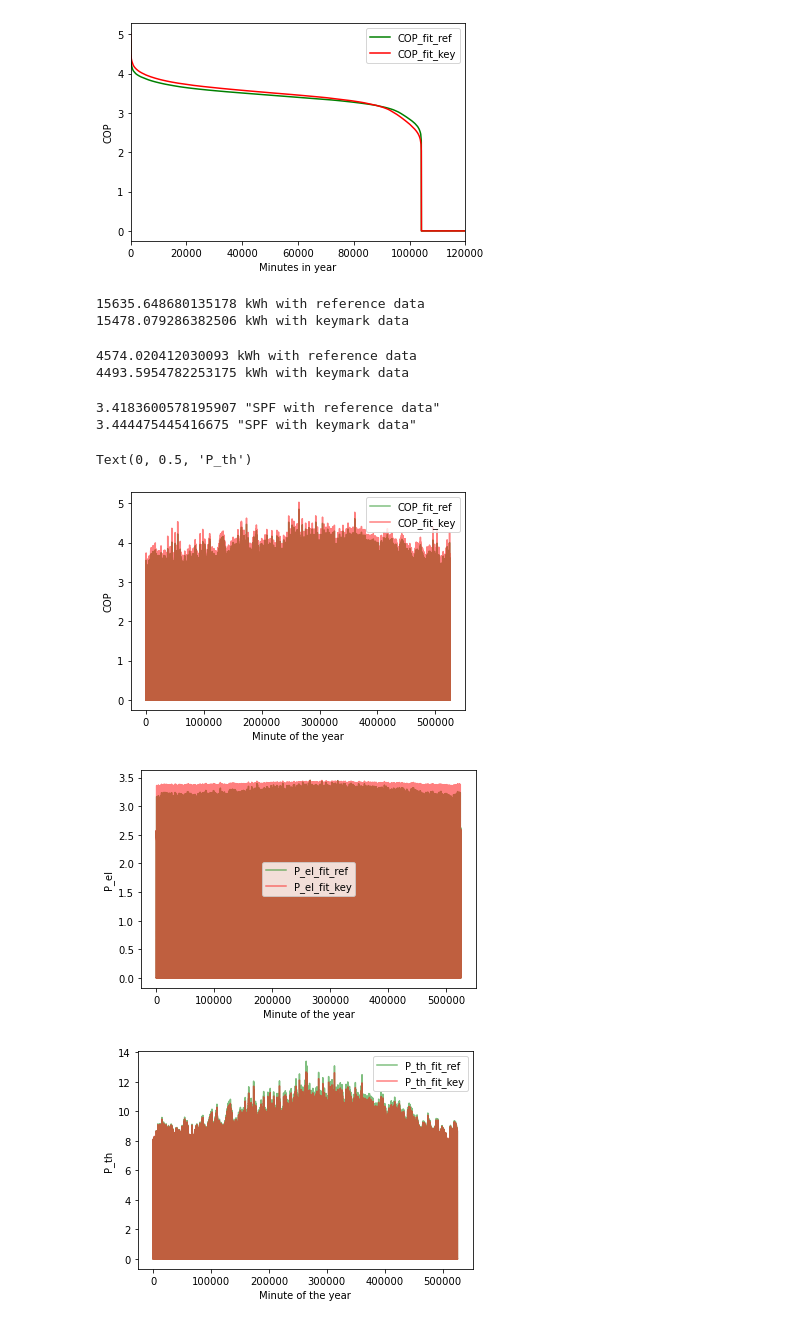
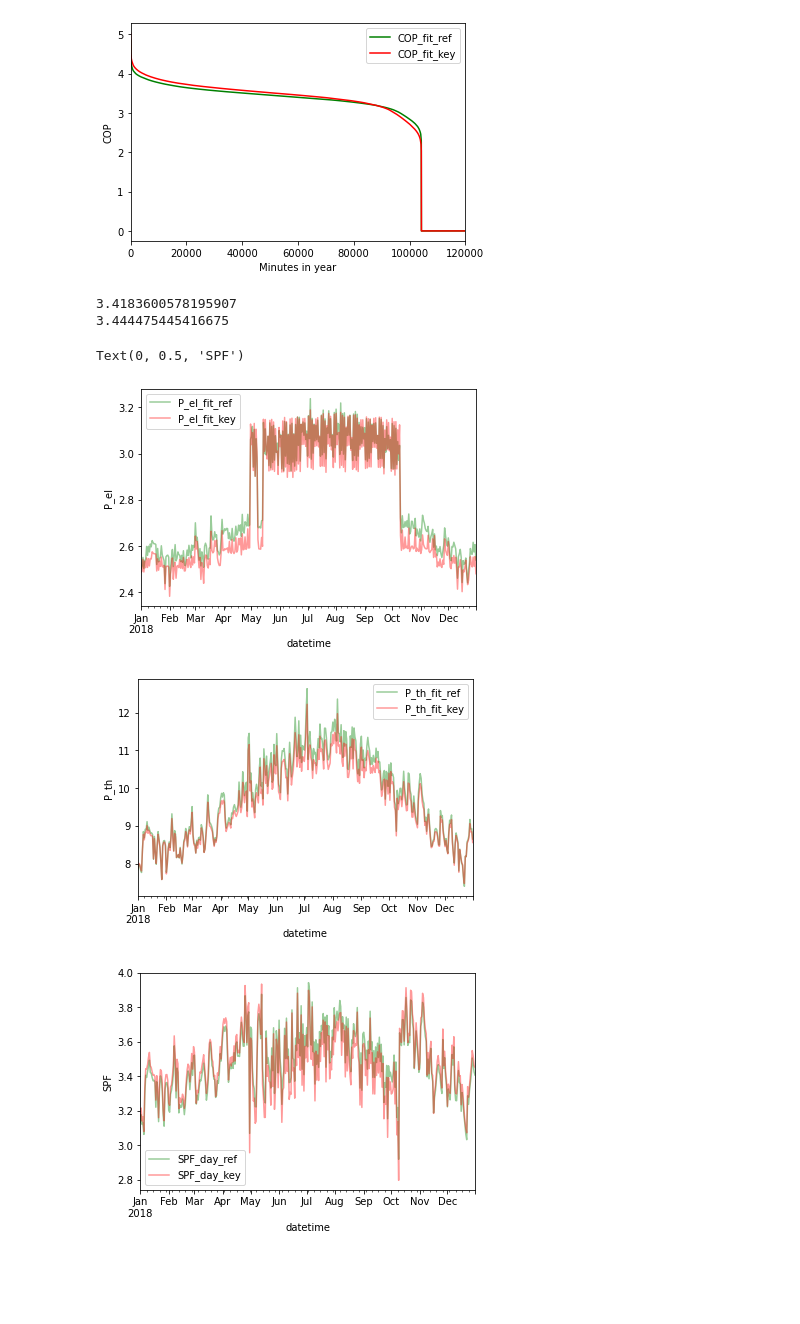
Before and after one commit to FZJ-IEK3-VSA/hplib, a Jupyter notebook: validation/StiebelEltronWPL13/heatpump_wpl13_validation.ipynb, the cells around one changed output. Saved outputs shown, nothing was run; the diff lists cells and outputs as text; code cells hidden in the pictures; blank space fills up the shorter version.

```diff
--- a/validation/StiebelEltronWPL13/heatpump_wpl13_validation.ipynb
+++ b/validation/StiebelEltronWPL13/heatpump_wpl13_validation.ipynb
@@ -335,3 +316,10 @@ data = pd.read_csv('Test-Year.csv', delimiter=';', decimal=',')
+# %%
+# import data
+data = pd.read_csv('Test-Year.csv', delimiter=';', decimal=',')
+data['datetime'] = pd.date_range("2018-01-01", periods=525600, freq="1min")
+data['datetime'] = pd.to_datetime(data['datetime'])
+data = data.set_index(pd.DatetimeIndex(data['datetime']))
+data = data.drop('datetime', axis=1)
 # %%
 # Calculate data for P_el and COP
 variables=['P_el','COP']
@@ -385,53 +370,42 @@ axes.set_xlim(0,120000)
 [figure]
 [figure]
 [figure]
-# %%
-# thermal energy
-print(data['P_th_fit_ref'].mean() * 8760, 'kWh with reference data')
-print(data['P_th_fit_key'].mean() * 8760, 'kWh with keymark data')
-# %% [output]
-15635.648680135178 kWh with reference data
-15478.079286382506 kWh with keymark data
-# %%
-# electrical energy
-print(data['P_el_fit_ref'].mean() * 8760, 'kWh with reference data')
-print(data['P_el_fit_key'].mean() * 8760, 'kWh with keymark data')
-# %% [output]
-4574.020412030093 kWh with reference data
-4493.5954782253175 kWh with keymark data
 # %%
-# SPF
-print(data['P_th_fit_ref'].mean() / data['P_el_fit_ref'].mean(), '"SPF with reference data"')
-print(data['P_th_fit_key'].mean() / data['P_el_fit_key'].mean(), '"SPF with keymark data"')
+# Seasonal Performance Factor (SPF)
+SPF_fit_ref = data['P_th_fit_ref'].mean() / data['P_el_fit_ref'].mean()
+print(SPF_fit_ref)
+SPF_fit_key = data['P_th_fit_key'].mean() / data['P_el_fit_key'].mean()
+print(SPF_fit_key)
+# Deviation of only 1%
 # %% [output]
-3.4183600578195907 "SPF with reference data"
-3.444475445416675 "SPF with keymark data"
+3.4183600578195907
+3.444475445416675
 # %%
 # Line-Plots
-
-# COP
+data_day = data.replace(0, np.NaN)
+data_day = data_day.groupby(pd.Grouper(freq='D')).mean()
+data_day['SPF_day_ref'] = data_day['P_th_fit_ref'] / data_day['P_el_fit_ref']
+data_day['SPF_day_key'] = data_day['P_th_fit_key'] / data_day['P_el_fit_key']
+# P_el as mean value, on daily basis, when turned on
 fig, axes = plt.subplots(nrows=1, ncols=1)
-data.plot(ax=axes, y='COP_fit_ref', kind='line', c='Green', alpha=0.5)
-data.plot(ax=axes, y='COP_fit_key', kind='line', c='Red', alpha=0.5)
-axes.set_title ='Comparison of COP'
-axes.set_xlabel("Minute of the year")
-axes.set_ylabel("COP")
-# P_el
+data_day.plot(ax=axes, y='P_el_fit_ref', kind='line', c='Green', alpha=0.4)
+data_day.plot(ax=axes, y='P_el_fit_key', kind='line', c='Red', alpha=0.4)
+axes.set_title ='Comparison of electrical performance'
+axes.set_ylabel("P_el")
+# P_th as mean value, on daily basis, when turned on
 fig, axes = plt.subplots(nrows=1, ncols=1)
-data.plot(ax=axes, y='P_el_fit_ref', kind='line', c='Green', alpha=0.5)
-data.plot(ax=axes, y='P_el_fit_key', kind='line', c='Red', alpha=0.5)
-axes.set_title ='Comparison of electrical performance'
-axes.set_xlabel("Minute of the year")
-axes.set_ylabel("P_el")
-# P_th
+data_day.plot(ax=axes, y='P_th_fit_ref', kind='line', c='Green', alpha=0.4)
+data_day.plot(ax=axes, y='P_th_fit_key', kind='line', c='Red', alpha=0.4)
+axes.set_title ='Comparison of thermal performance'
+axes.set_ylabel("P_th")
+# SPF on daily basis
 fig, axes = plt.subplots(nrows=1, ncols=1)
-data.plot(ax=axes, y='P_th_fit_ref', kind='line', c='Green', alpha=0.5)
-data.plot(ax=axes, y='P_th_fit_key', kind='line', c='Red', alpha=0.5)
-axes.set_title ='Comparison of thermal performance'
-axes.set_xlabel("Minute of the year")
-axes.set_ylabel("P_th")
+data_day.plot(ax=axes, y='SPF_day_ref', kind='line', c='Green', alpha=0.4)
+data_day.plot(ax=axes, y='SPF_day_key', kind='line', c='Red', alpha=0.4)
+axes.set_title ='SPF on daily basis'
+axes.set_ylabel("SPF")
 # %% [output]
-Text(0, 0.5, 'P_th')
+Text(0, 0.5, 'SPF')
-[figure, old version]
+[figure, new version]
-[figure, old version]
+[figure, new version]
-[figure, old version]
+[figure, new version]
```
Also changed, not shown: parts of 47 cells of this notebook, 4 other files.
